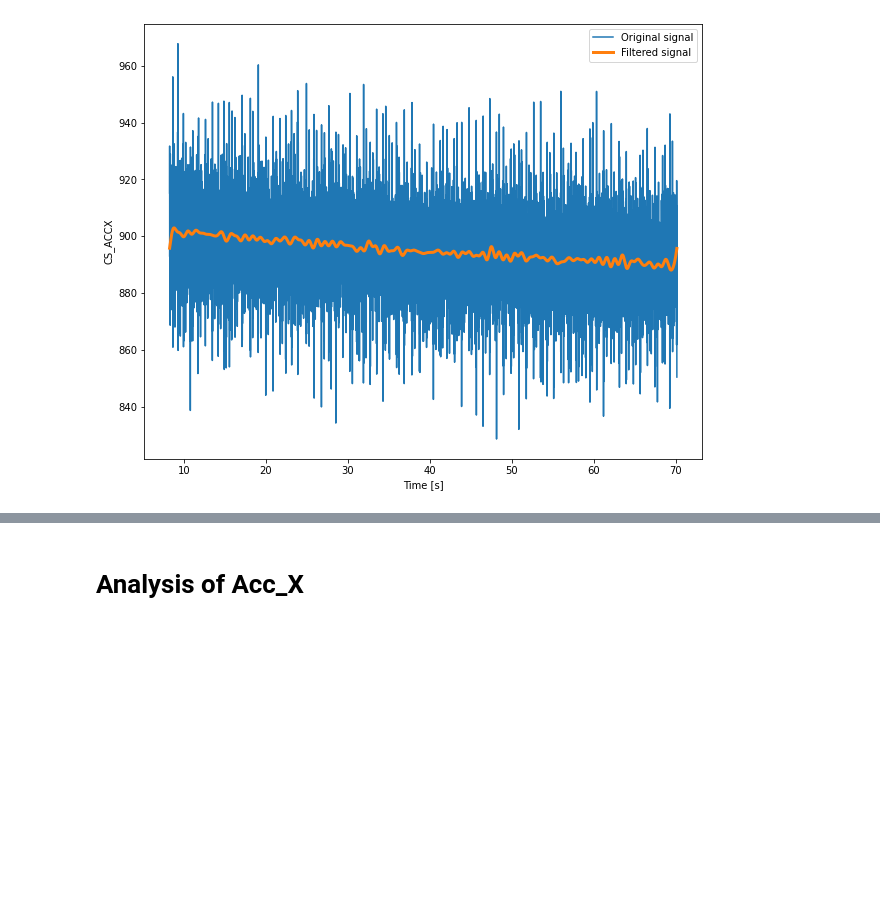
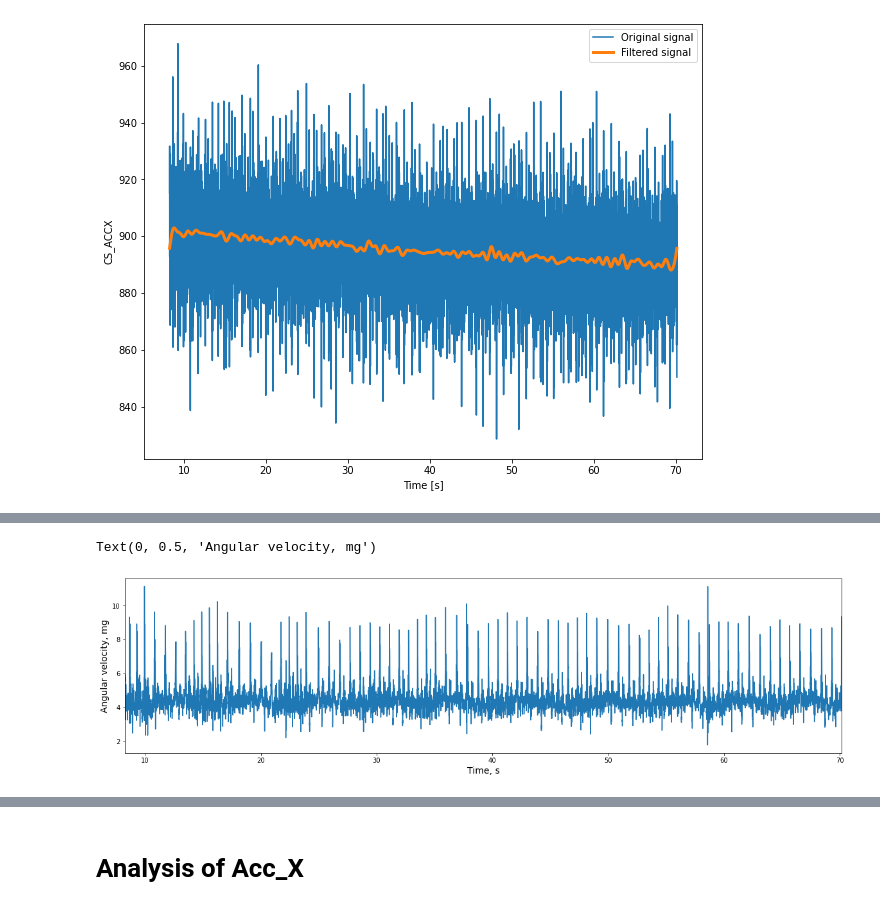
Before and after one commit to ericabrisigotti/heart_rate_estimation_LCP-A, a Jupyter notebook: Project_update 1.ipynb, the cells around one changed output, grey strips where cells are left out. Saved outputs shown, nothing was run; the diff lists cells and outputs as text; code cells hidden in the pictures; blank space fills up the shorter version.

Commit message:
Adding gyro componenets, FFT debugged

```diff
--- a/Project_update 1.ipynb
+++ b/Project_update 1.ipynb
@@ -647,0 +668,5 @@ Text(0.5, 0, 'HBM')
+# %%
+data_GR = pd.DataFrame(columns=['GR', 'Time'],index=np.arange(len(cs)))
+data_GR['GR'] = np.sqrt(cs['GyroX']**2 +cs['GyroY']**2 + cs['GyroZ']**2)
+data_GR['Time'] = cs['Time']
+data_GR
@@ -647,0 +687,9 @@ Text(0.5, 0, 'HBM')
+# %%
+plt.figure(figsize=(20,5))
+plt.plot(data_GR['Time'], data_GR['GR'])
+plt.xlim(min(data_GR['Time']),max(data_GR['Time']))
+plt.xlabel('Time, s', fontsize=14)
+plt.ylabel('Angular velocity, mg', fontsize=14)
+# %% [output]
+Text(0, 0.5, 'Angular velocity, mg')
+[figure, added]
```
Also changed, not shown: parts of 47 cells of this notebook.
